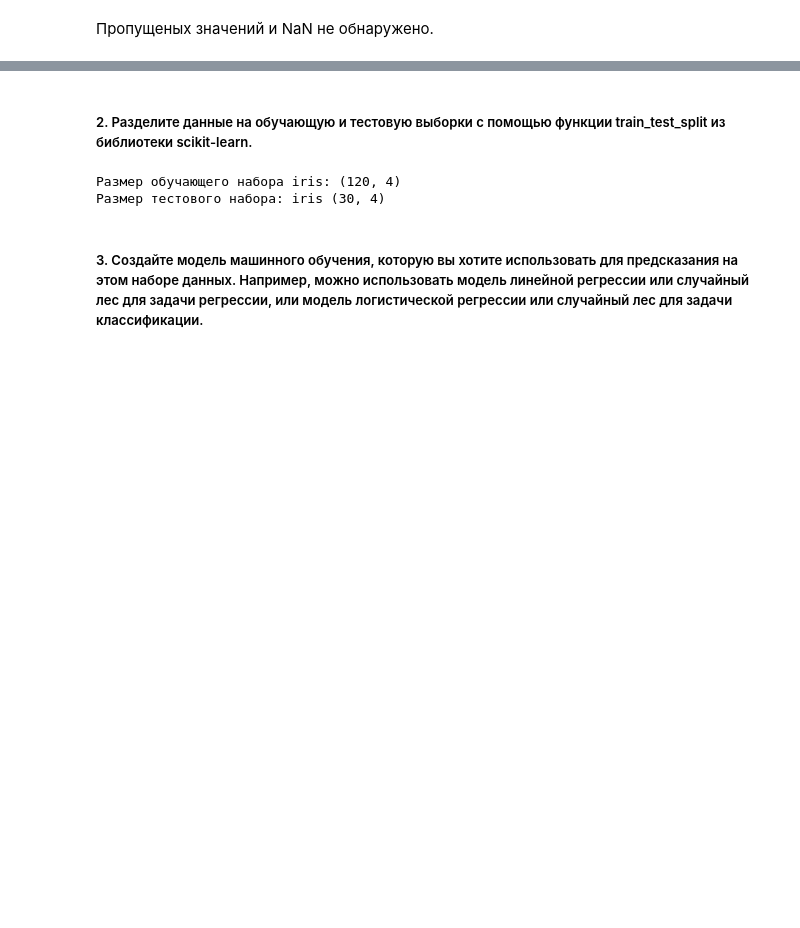
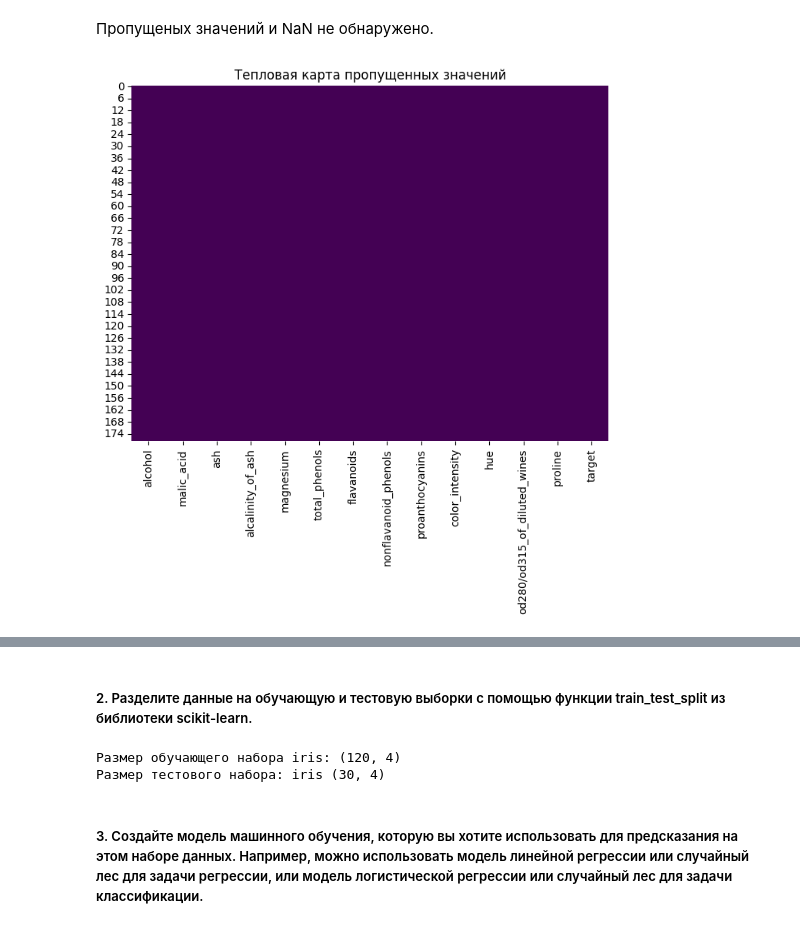
Before and after one commit to Ritorta/machine-learning, a Jupyter notebook: Work#10/Task_1.ipynb, the cells around one changed output, grey strips where cells are left out. Cells and saved outputs as stored; diff of their text form; code cells hidden in the pictures; blank space fills up the shorter version.

```diff
--- a/Work#10/Task_1.ipynb
+++ b/Work#10/Task_1.ipynb
@@ -183,6 +177,14 @@ Species          0
 dtype: int64
 # %% [markdown]
 Пропущеных значений и NaN не обнаружено.
+# %%
+# Визуализация пропущенных значений (тепловая карта)
+plt.figure(figsize=(8, 6))
+sns.heatmap(wine_df.isnull(), cbar=False, cmap='viridis')
+plt.title('Тепловая карта пропущенных значений')
+plt.show()
+# %% [output]
+[figure, added]
 # %%
 # Визуализация гистограмм
 plt.figure(figsize=(12, 6))
```
Also changed, not shown: parts of 33 cells of this notebook.
